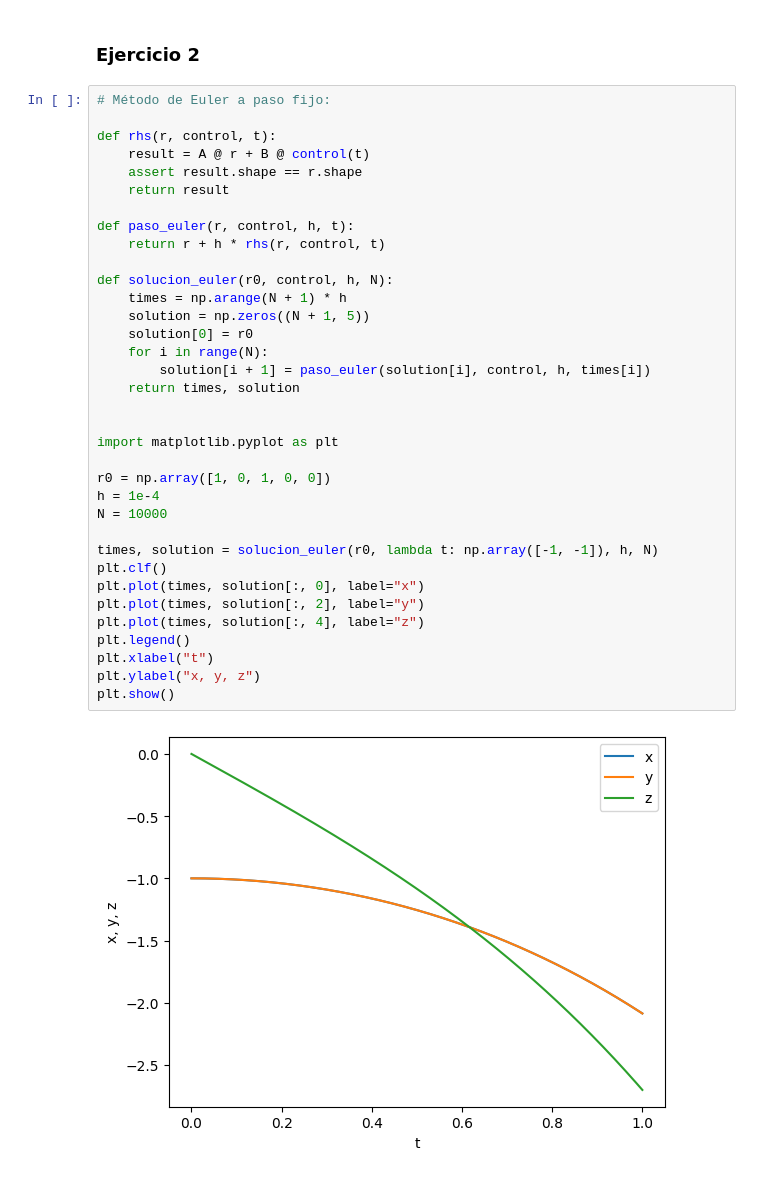
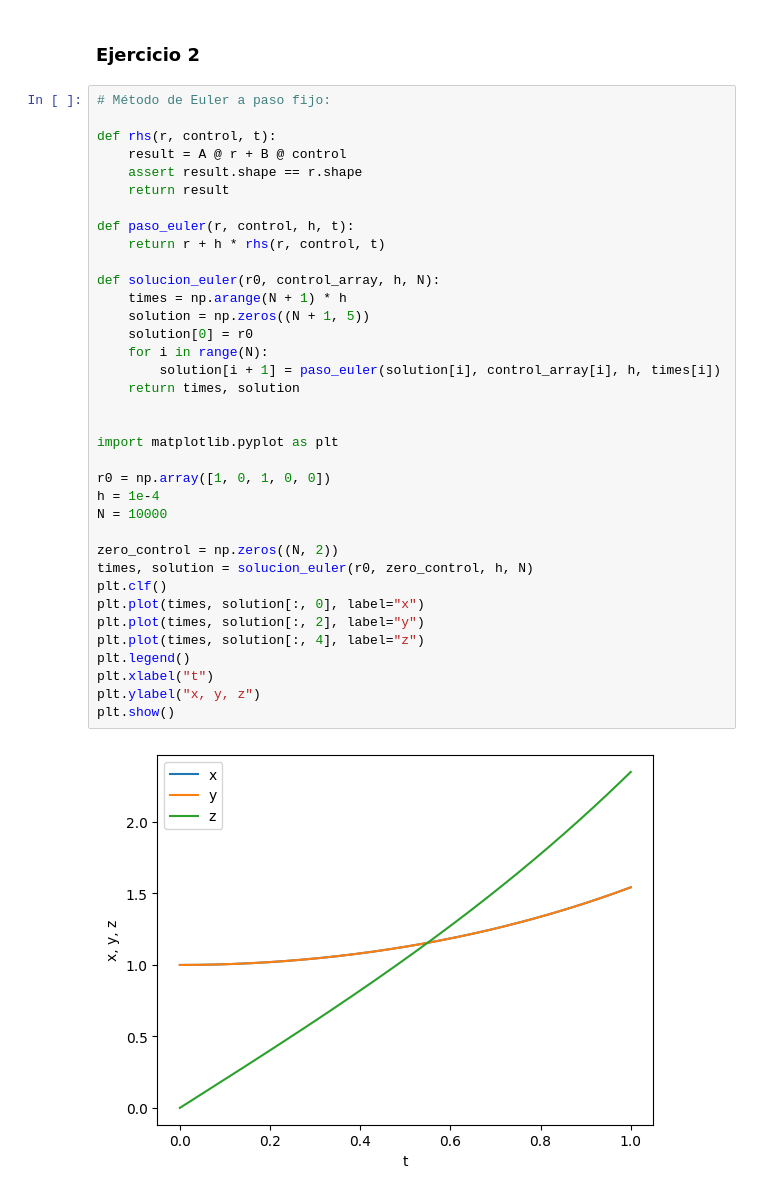
Before and after one commit to Miguel-Escobar/Intro-al-Control-Optimo, a Jupyter notebook: Lab_3/lab_3.ipynb, the cells around one changed output. Saved outputs shown, nothing was run; the diff lists cells and outputs as text.

```diff
--- a/Lab_3/lab_3.ipynb
+++ b/Lab_3/lab_3.ipynb
@@ -38,37 +38,38 @@ Un ejemplo más concreto en este caso, sería escoger un control inicial tal que
 # Método de Euler a paso fijo:
 
 def rhs(r, control, t):
-    result = A @ r + B @ control(t)
+    result = A @ r + B @ control
     assert result.shape == r.shape
     return result
 
 def paso_euler(r, control, h, t):
     return r + h * rhs(r, control, t)
 
-def solucion_euler(r0, control, h, N):
+def solucion_euler(r0, control_array, h, N):
     times = np.arange(N + 1) * h
     solution = np.zeros((N + 1, 5))
     solution[0] = r0
     for i in range(N):
-        solution[i + 1] = paso_euler(solution[i], control, h, times[i])
+        solution[i + 1] = paso_euler(solution[i], control_array[i], h, times[i])
     return times, solution
 
 
 import matplotlib.pyplot as plt
 
 r0 = np.array([1, 0, 1, 0, 0])
 h = 1e-4
 N = 10000
 
-times, solution = solucion_euler(r0, lambda t: np.array([-1, -1]), h, N)
+zero_control = np.zeros((N, 2))
+times, solution = solucion_euler(r0, zero_control, h, N)
 plt.clf()
 plt.plot(times, solution[:, 0], label="x")
 plt.plot(times, solution[:, 2], label="y")
 plt.plot(times, solution[:, 4], label="z")
 plt.legend()
 plt.xlabel("t")
 plt.ylabel("x, y, z")
 plt.show()
 # %% [output]
-[figure, old version]
+[figure, new version]
 # %%
```
Also changed, not shown: parts of 6 cells of this notebook.
